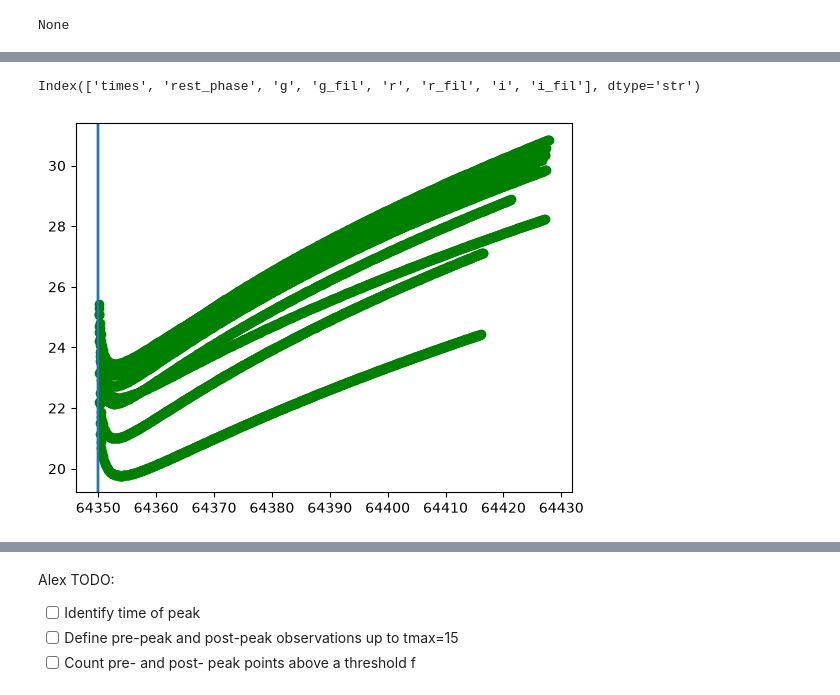
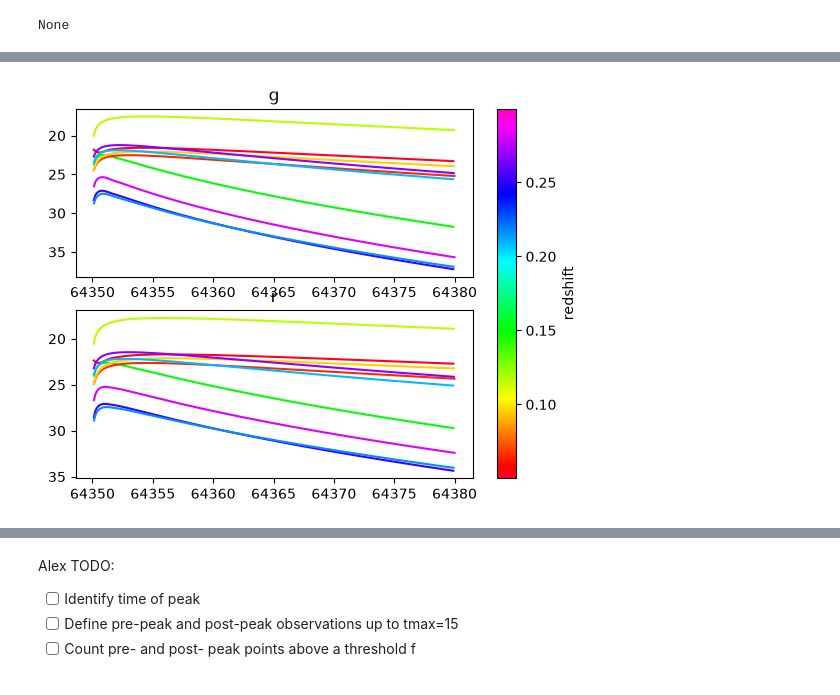
Before and after one commit to SHDaniels/infant_Ia_model, a Jupyter notebook: redback_shock_cooling.ipynb, the cells around one changed output, grey strips where cells are left out. Drawn from its saved outputs; the diff is of its cells as text; code cells hidden in the pictures.

```diff
--- a/redback_shock_cooling.ipynb
+++ b/redback_shock_cooling.ipynb
@@ -140,7 +117,7 @@ source = RedbackWrapperModel(
     ra=0.0,  # Set other parameters
     dec=-10.0,
     t0=t0,
-    phase_bounds=(1e-3, None),  # guess
+    phase_bounds=(1e-3, 30),  # guess -- upper bound is days before primary supernova peak exceeds shock cooling peak (a2)
     node_label="source",
     time_extrapolation=(ConstantPadding(0.0), ConstantPadding(0.0)),
 )
@@ -152,0 +125,3 @@ from lightcurvelynx.simulate import compute_single_noise_free_lightcurve, comput
+# %%
+graph_state = source.sample_parameters(num_samples=1000)
+passbands = PassbandGroup.from_preset("LSST")
@@ -153,6 +130,4 @@ from lightcurvelynx.simulate import compute_single_noise_free_lightcurve, comput
 # %%
-graph_state = source.sample_parameters(num_samples=100)
-passbands = PassbandGroup.from_svo("Palomar/ZTF")
-lcs = compute_noise_free_lightcurves(source,
+df = compute_noise_free_lightcurves(source,
     graph_state,
     passbands, rest_frame_phase_min = -20, rest_frame_phase_max=1365, rest_frame_phase_step=.1)
@@ -161,14 +153,29 @@ lcs = compute_noise_free_lightcurves(source,
-# %%
-lcs['lightcurve'][0].keys()
-# %% [output]
-Index(['times', 'rest_phase', 'g', 'g_fil', 'r', 'r_fil', 'i', 'i_fil'], dtype='str')
+# %%
+lcs = results_augment_lightcurves(df)
 # %%
-for i in range(10):
-# plt.plot(lc['times'],lc['g'])
-    lc = lcs['lightcurve'][i]
-    plt.scatter((np.array(lc['times'])*u.day),(np.array(lc['g'])* u.nJy).to(u.ABmag, equivalencies=u.spectral()), c='green')
-    plt.gca().invert_yaxis()
-    plt.axvline(t0)
+cmap = plt.colormaps['gist_rainbow']
+which_param = 'redshift'
+def modifier(arr):
+    return arr
+    # return np.log(arr)
+lo, hi = modifier(min(graph_state['source'][which_param])), modifier(max(graph_state['source'][which_param]))
+clims = (modifier(graph_state['source'][which_param]) - lo) / (hi - lo)
+
+bands = 'gr'
+fig, axs = plt.subplots(len(bands),1)
+
+for b, band in enumerate(bands):
+    ax = axs[b]
+    for i in range(10):
+        # plt.plot(lc['times'],lc['g'])
+        lc = lcs['lightcurve'][i]
+        ax.plot((np.array(lc['times'][:1000])*u.day), (np.array(lc[band][:1000])* u.nJy).to(u.ABmag, equivalencies=u.spectral()),
+               c=cmap(clims[i]))
+    ax.set_title(band)
+    ax.invert_yaxis()
+# plt.axvline(t0)
+plt.colorbar(plt.cm.ScalarMappable(norm=mpl.colors.Normalize(lo, hi), cmap=cmap),
+              ax=axs, label=which_param)
 plt.show()
 # %% [output]
-[figure, old version]
+[figure, new version]
```
Also changed, not shown: parts of 27 cells of this notebook.
